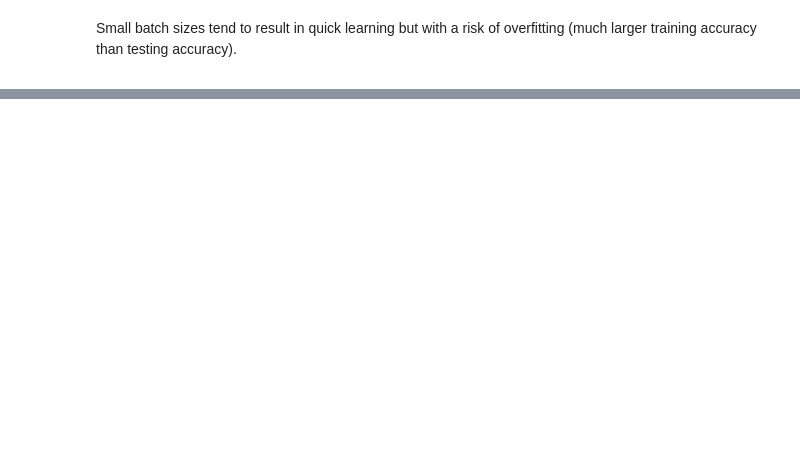
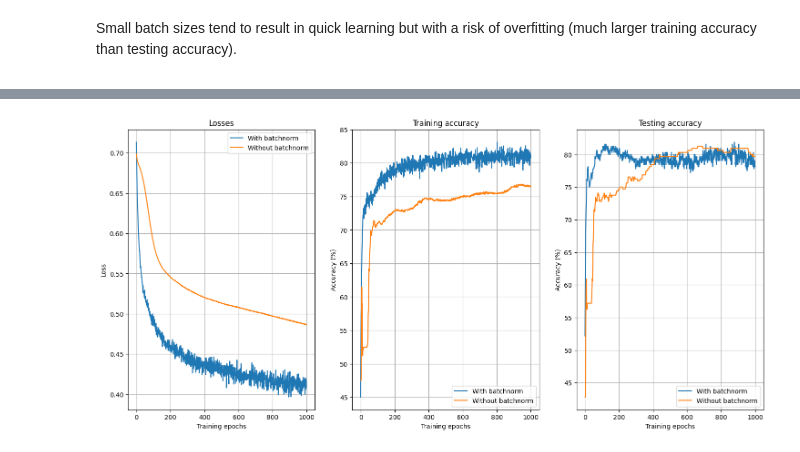
Before and after one commit to szalai-istvan/ai, a Jupyter notebook: deep-understanding-of-deep-learning/06-metaparameters/06-metaparameters.ipynb, the cells around one changed output, grey strips where cells are left out. Saved outputs shown, nothing was run; the diff lists cells and outputs as text; code cells hidden in the pictures; blank space fills up the shorter version.

```diff
--- a/deep-understanding-of-deep-learning/06-metaparameters/06-metaparameters.ipynb
+++ b/deep-understanding-of-deep-learning/06-metaparameters/06-metaparameters.ipynb
@@ -309,0 +344,11 @@ $$ \widetilde{x} = \frac{x - min(x)}{max(x) - min(x)} $$
+# %%
+dataTensor = torch.tensor(data[columnsToZscore].values).float()
+labels = torch.tensor(data['boolQuality'].values).float()[:,None]
+
+trainData, testData, trainLabels, testLabels = train_test_split(dataTensor, labels, test_size=0.2)
+
+trainData = TensorDataset(trainData, trainLabels)
+testData = TensorDataset(testData, testLabels)
+
+trainLoader = DataLoader(trainData, batch_size=16, shuffle=True, drop_last=True)
+testLoader = DataLoader(testData, batch_size=testData.tensors[0].shape[0])
@@ -309,0 +422,36 @@ $$ \widetilde{x} = \frac{x - min(x)}{max(x) - min(x)} $$
+# %%
+model = ANNwineWithBatchNorm()
+lossesWithout, trainAccWithout, testAccWithout = trainModel(model, trainData, testData, 1_000, 32, False)
+
+model = ANNwineWithBatchNorm()
+lossesWith, trainAccWith, testAccWith = trainModel(model, trainData, testData, 1_000, 32, True)
+# %%
+fig, ax = plt.subplots(1, 3, figsize=(18,8))
+
+ax[0].plot(lossesWith, label='With batchnorm')
+ax[0].plot(lossesWithout, label='Without batchnorm')
+ax[0].legend()
+ax[0].set_xlabel('Training epochs')
+ax[0].set_ylabel('Loss')
+ax[0].set_title('Losses')
+ax[0].grid()
+
+ax[1].plot(trainAccWith, label='With batchnorm')
+ax[1].plot(trainAccWithout, label='Without batchnorm')
+ax[1].legend()
+ax[1].set_xlabel('Training epochs')
+ax[1].set_ylabel('Accuracy (%)')
+ax[1].set_title('Training accuracy')
+ax[1].grid()
+
+ax[2].plot(testAccWith, label='With batchnorm')
+ax[2].plot(testAccWithout, label='Without batchnorm')
+ax[2].legend()
+ax[2].set_xlabel('Training epochs')
+ax[2].set_ylabel('Accuracy (%)')
+ax[2].set_title('Testing accuracy')
+ax[2].grid()
+
+plt.show()
+# %% [output]
+[figure, added]
```
Also changed, not shown: parts of 8 cells of this notebook, 5 other files.
